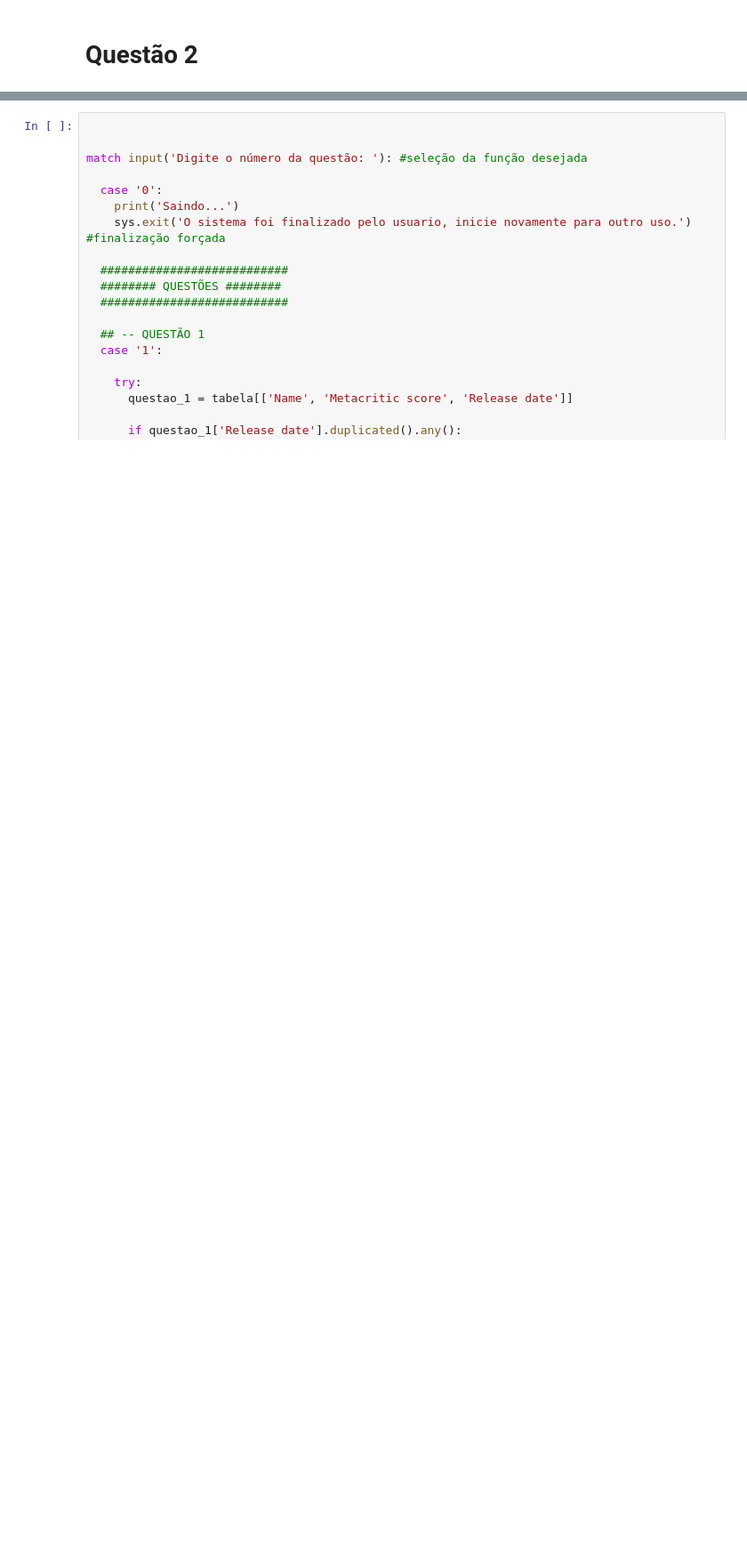
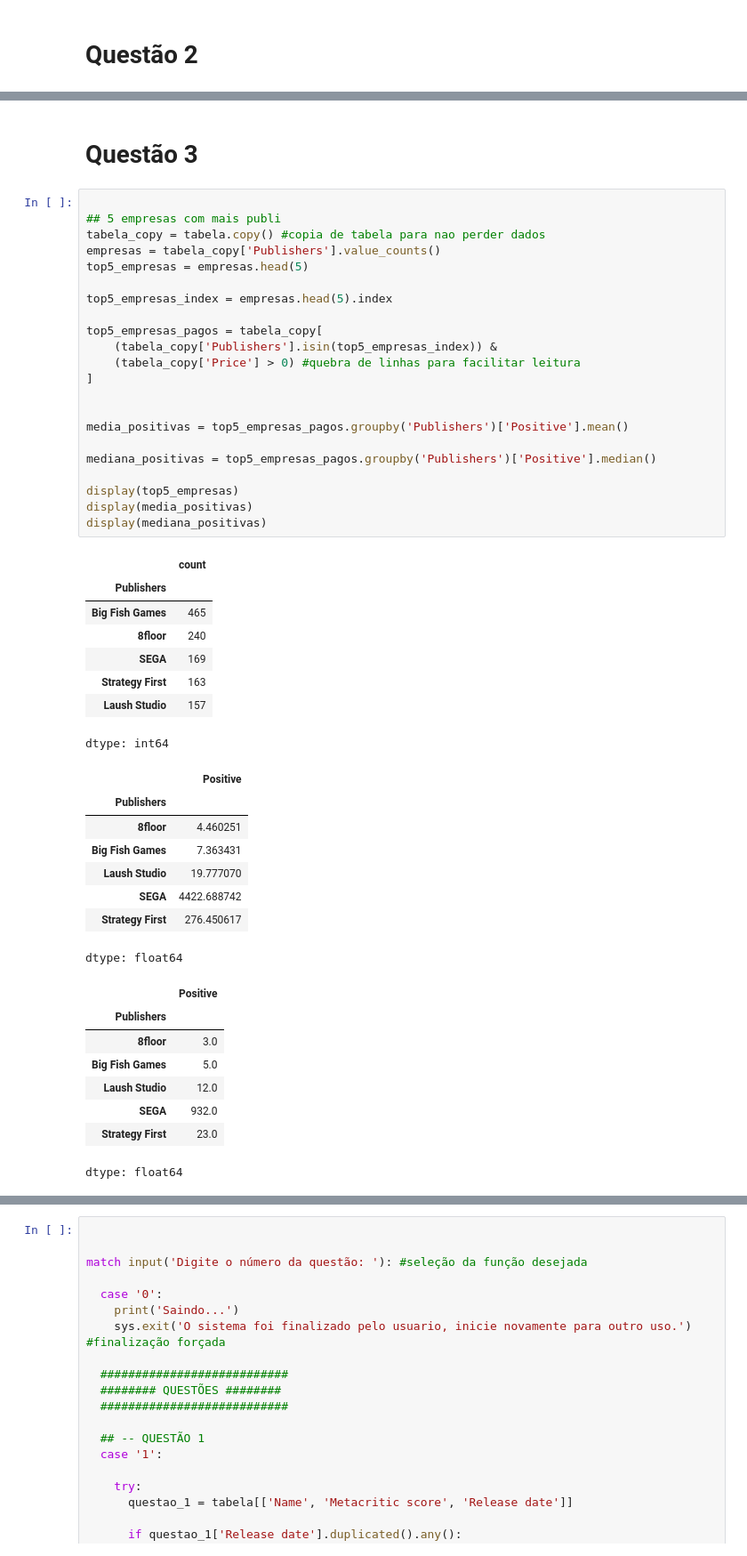
Before and after one commit to FelipePinheiro964/PUCRS---Fase-2---Steam-Games, a Jupyter notebook: PUCRS_Fase_2_Steam_games.ipynb, the cells around one changed output, grey strips where cells are left out. Shown at 89% size. Saved outputs shown, nothing was run; the diff lists cells and outputs as text; blank space fills up the shorter version.

```diff
--- a/PUCRS_Fase_2_Steam_games.ipynb
+++ b/PUCRS_Fase_2_Steam_games.ipynb
@@ -112,0 +205,49 @@ except FileNotFoundError:
+# %% [markdown]
+# Questão 3
+# %%
+
+## 5 empresas com mais publi
+tabela_copy = tabela.copy() #copia de tabela para nao perder dados
+empresas = tabela_copy['Publishers'].value_counts()
+top5_empresas = empresas.head(5)
+
+top5_empresas_index = empresas.head(5).index
+
+top5_empresas_pagos = tabela_copy[
+    (tabela_copy['Publishers'].isin(top5_empresas_index)) &
+    (tabela_copy['Price'] > 0) #quebra de linhas para facilitar leitura
+]
+
+
+media_positivas = top5_empresas_pagos.groupby('Publishers')['Positive'].mean()
+
+mediana_positivas = top5_empresas_pagos.groupby('Publishers')['Positive'].median()
+
+display(top5_empresas)
+display(media_positivas)
+display(mediana_positivas)
+# %% [output]
+|  | count |
+| Publishers |  |
+| Big Fish Games | 465 |
+| 8floor | 240 |
+| SEGA | 169 |
+| Strategy First | 163 |
+| Laush Studio | 157 |
+dtype: int64
+|  | Positive |
+| Publishers |  |
+| 8floor | 4.460251 |
+| Big Fish Games | 7.363431 |
+| Laush Studio | 19.777070 |
+| SEGA | 4422.688742 |
+| Strategy First | 276.450617 |
+dtype: float64
+|  | Positive |
+| Publishers |  |
+| 8floor | 3.0 |
+| Big Fish Games | 5.0 |
+| Laush Studio | 12.0 |
+| SEGA | 932.0 |
+| Strategy First | 23.0 |
+dtype: float64
```
Also changed, not shown: parts of 10 cells of this notebook.
